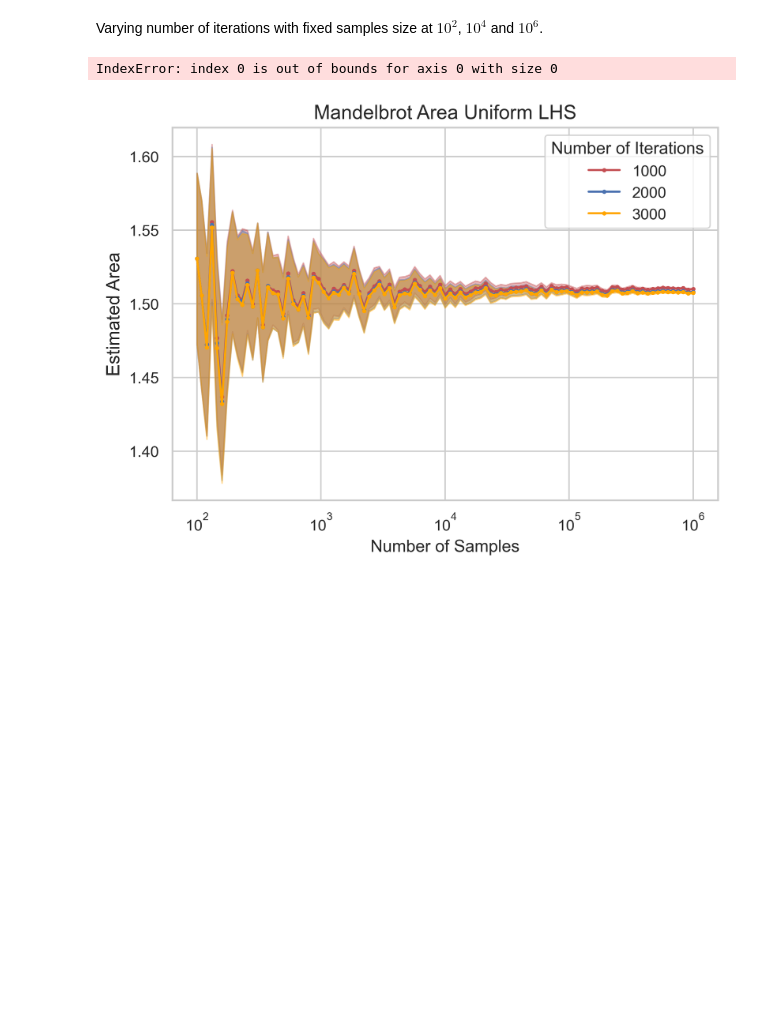
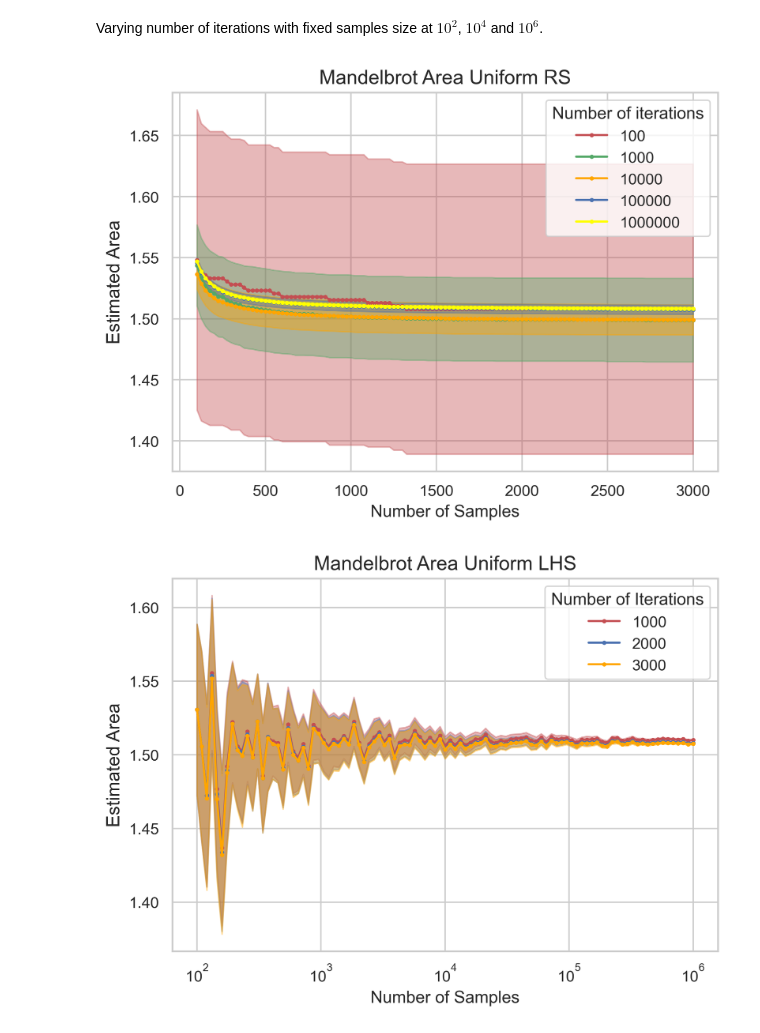
Before and after one commit to Axegky/Stochastic-Simulation, a Jupyter notebook: Mandelbrot_random.ipynb, the cells around one changed output. Saved outputs shown, nothing was run; the diff lists cells and outputs as text; code cells hidden in the pictures; blank space fills up the shorter version.

```diff
--- a/Mandelbrot_random.ipynb
+++ b/Mandelbrot_random.ipynb
@@ -687,13 +687,13 @@ Varying number of iterations with fixed samples size at $10^2$, $10^4$ and $10^6
 # %%
 # areas_rs, sd_rs, upper_rs, lower_rs, conv_i_list_rs = get_data_rs(num_mc, i_list, s_list_rs, load_file=True)
 s_idx_10_power_3 = np.where(s_list_rs == 10**3)[0][0]
 s_idx_10_power_4 = np.where(s_list_rs == 10**4)[0][0]
 s_idx_10_power_5 = np.where(s_list_rs == 10**5)[0][0]
 s_idxs = [0, s_idx_10_power_3, s_idx_10_power_4, s_idx_10_power_5, -1]
 
-plot_lineplot(i_list, areas_rs[:, s_idxs], upper_rs[:, s_idxs], lower_rs[:, s_idxs], 'Number of iterations', s_list_rs[s_idxs], 'RS', log_x=False, fig_filename=f'vary_s_{num_s}_vary_i_{num_i}_{num_mc}_rs')
+plot_lineplot(i_list_rs, areas_rs[:, s_idxs], upper_rs[:, s_idxs], lower_rs[:, s_idxs], 'Number of iterations', s_list_rs[s_idxs], 'RS', log_x=False, fig_filename=f'vary_s_{num_s}_vary_i_{num_i}_{num_mc}_rs')
 # %% [output]
-IndexError: index 0 is out of bounds for axis 0 with size 0
+[figure, added]
 # %%
 i_2000_idx = np.where(i_list == 2000)[0][0]
 i_idxs = [0, i_2000_idx, -1]
```
Also changed, not shown: parts of 4 cells of this notebook, 8 other files.
